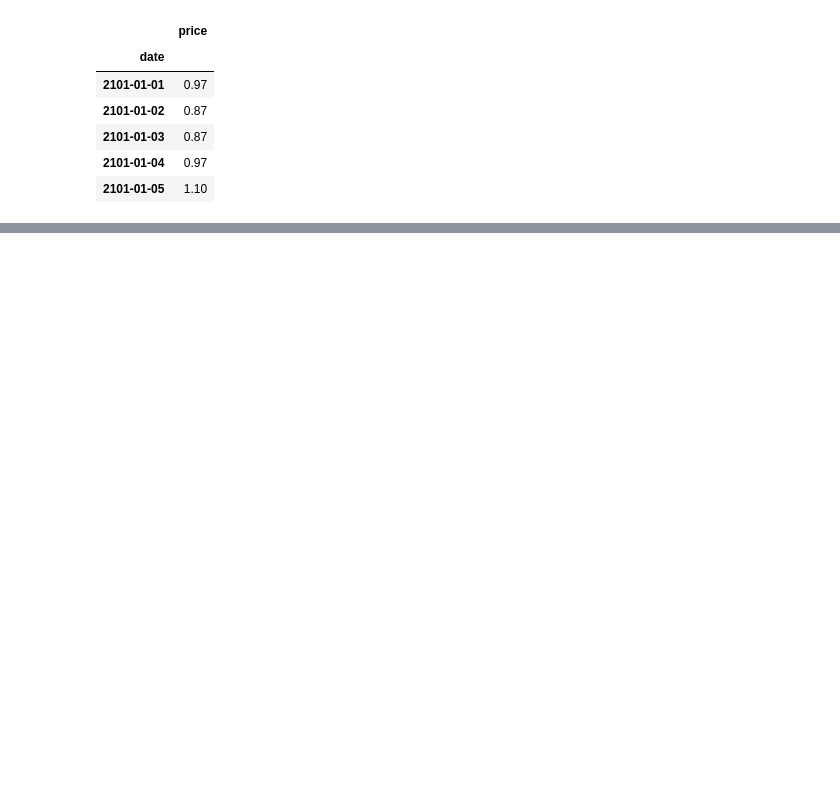
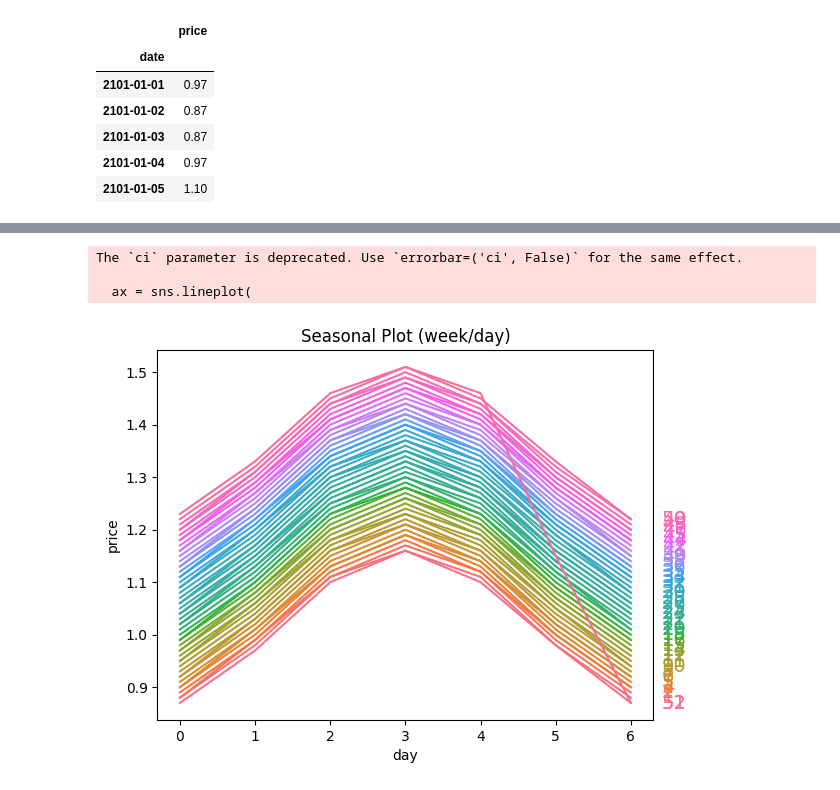
Before and after one commit to yuanMLOps/Time_Series_Analysis, a Jupyter notebook: Predict_flight_cost_SARIMA/notebook.ipynb, the cells around one changed output, grey strips where cells are left out. Cells and saved outputs as stored; diff of their text form; code cells hidden in the pictures; blank space fills up the shorter version.

```diff
--- a/Predict_flight_cost_SARIMA/notebook.ipynb
+++ b/Predict_flight_cost_SARIMA/notebook.ipynb
@@ -263,0 +344,10 @@ print(total_fuel_spend_2102_dollars)
+# %%
+fuel_seasonal = fuel_prices.copy()
+fuel_seasonal["week"] = fuel_seasonal.index.week
+fuel_seasonal["day"] = fuel_seasonal.index.dayofweek
+seasonal_plot(fuel_seasonal, y='price', period="week", freq='day');
+# %% [output]
+The `ci` parameter is deprecated. Use `errorbar=('ci', False)` for the same effect.
+
+  ax = sns.lineplot(
+[figure, added]
```
Also changed, not shown: parts of 20 cells of this notebook.
